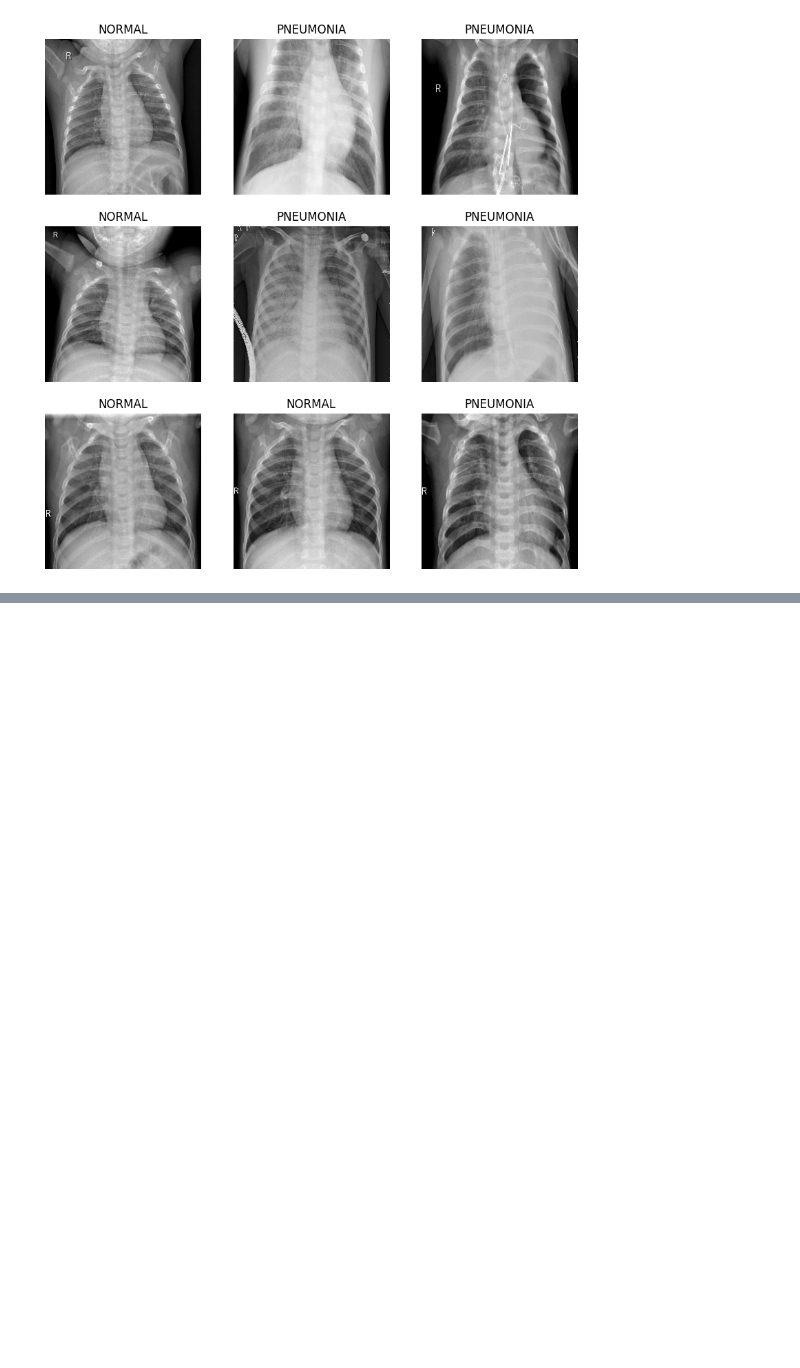
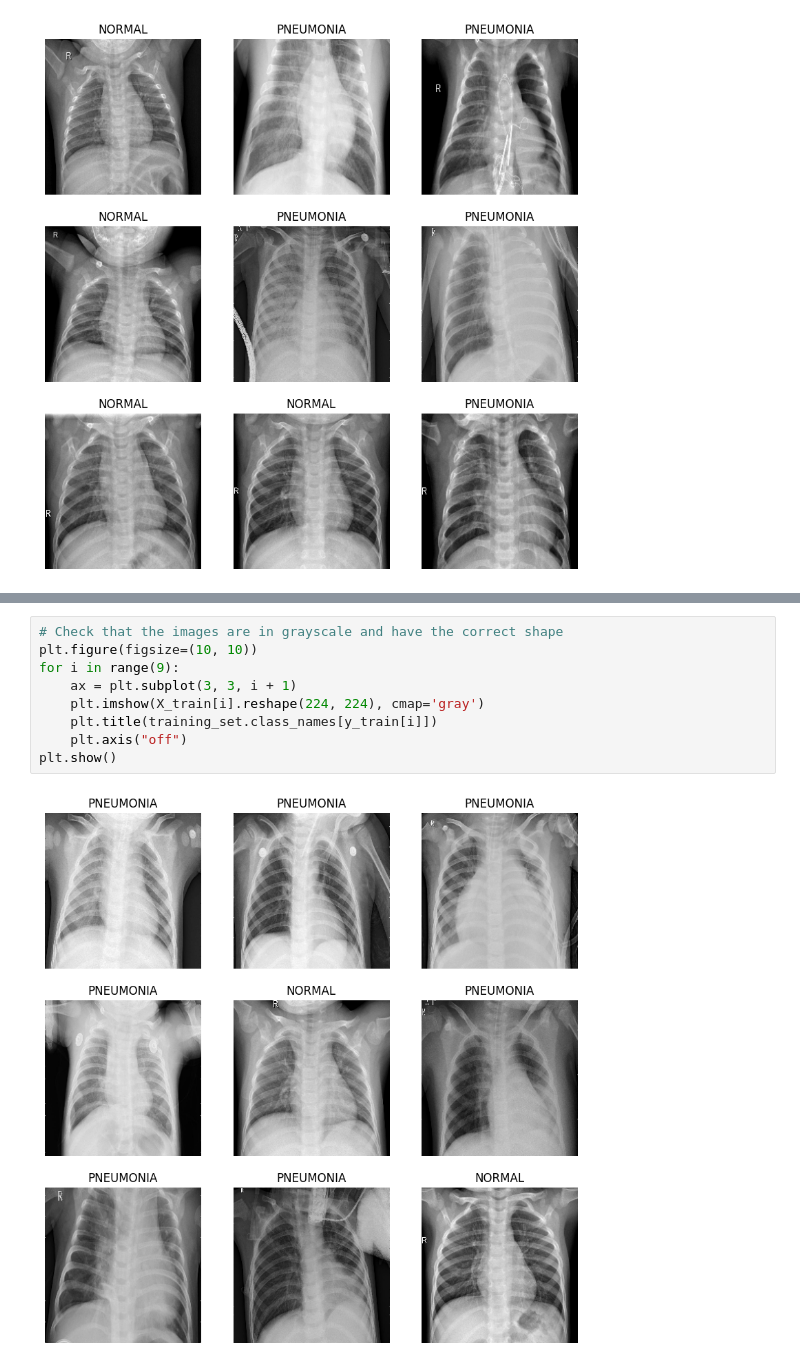
Before and after one commit to malikmahdivika/BMEN415-ML, a Jupyter notebook: Image_Classification.ipynb, the cells around one changed output, grey strips where cells are left out. Drawn from its saved outputs; the diff is of its cells as text; blank space fills up the shorter version.

```diff
--- a/Image_Classification.ipynb
+++ b/Image_Classification.ipynb
@@ -62,0 +106,11 @@ training_images = np.array([image.numpy() for image, label in training_set.unbat
+# %%
+# Check that the images are in grayscale and have the correct shape
+plt.figure(figsize=(10, 10))
+for i in range(9):
+    ax = plt.subplot(3, 3, i + 1)
+    plt.imshow(X_train[i].reshape(224, 224), cmap='gray')
+    plt.title(training_set.class_names[y_train[i]])
+    plt.axis("off")
+plt.show()
+# %% [output]
+[figure, added]
```
Also changed, not shown: parts of 9 cells of this notebook.
